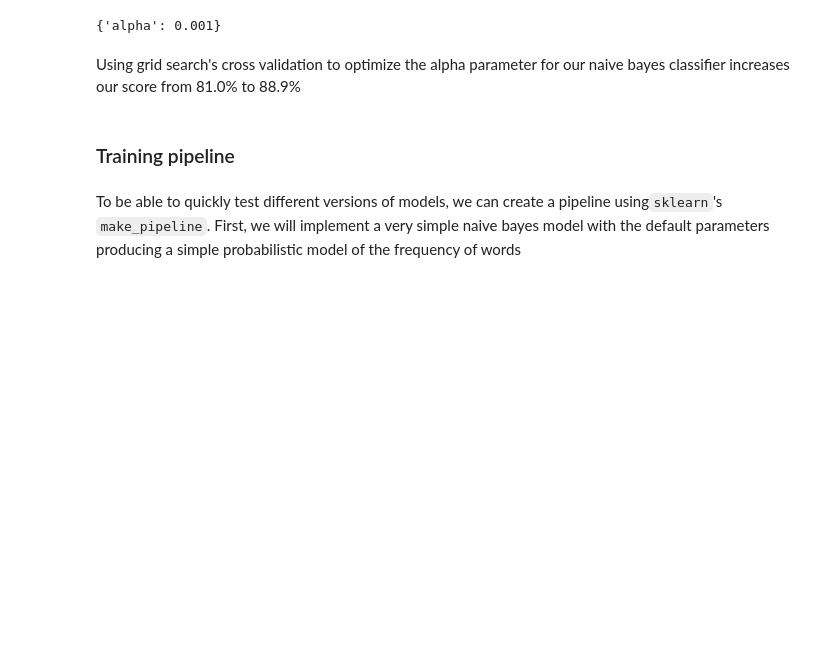
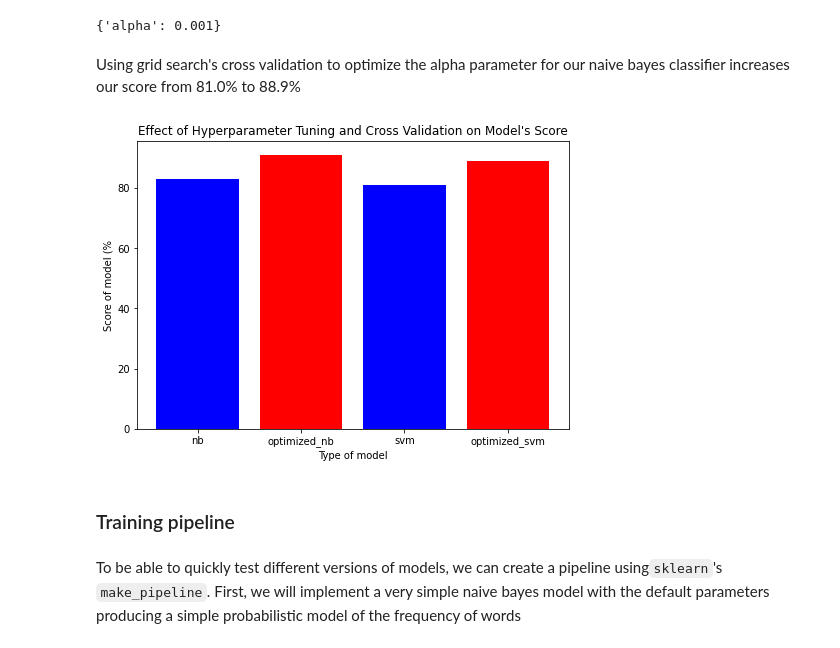
Before and after one commit to mathewbushuru/ml-curriculum-recommender, a Jupyter notebook: ELEC_400M_Final_Report_Jupyter_Notebook.ipynb, the cells around one changed output. Drawn from its saved outputs; the diff is of its cells as text; code cells hidden in the pictures; blank space fills up the shorter version.

```diff
--- a/ELEC_400M_Final_Report_Jupyter_Notebook.ipynb
+++ b/ELEC_400M_Final_Report_Jupyter_Notebook.ipynb
@@ -1188,6 +1188,19 @@ grid_search_svm_clf.best_params_
 # grid_search_svm_clf.get_params()
 # %% [markdown]
 Using grid search's cross validation  to optimize the alpha parameter for our naive bayes classifier increases our score from 81.0% to 88.9%
+# %%
+import matplotlib.pyplot as plt
+fig = plt.figure()
+ax = fig.add_axes([0,0,1,1])
+data = ['nb','optimized_nb','svm','optimized_svm']
+scores = [82.9,91.1,81.0,88.9]
+ax.bar(data,scores,color=["blue","red"])
+plt.xlabel("Type of model")
+plt.ylabel("Score of model (%")
+ax.set_title ( "Effect of Hyperparameter Tuning and Cross Validation on Model's Score")
+plt.show()
+# %% [output]
+[figure, added]
 # %% [markdown]
 ### Training pipeline
 # %% [markdown]
```
Also changed, not shown: parts of 13 cells of this notebook.
